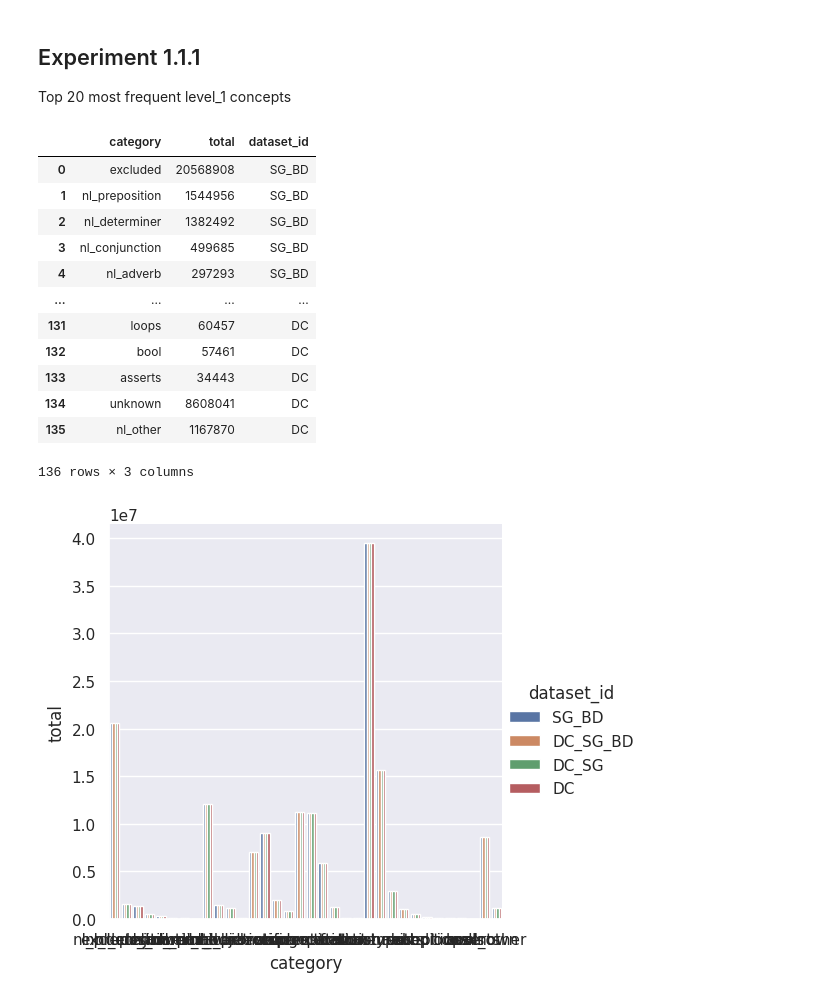
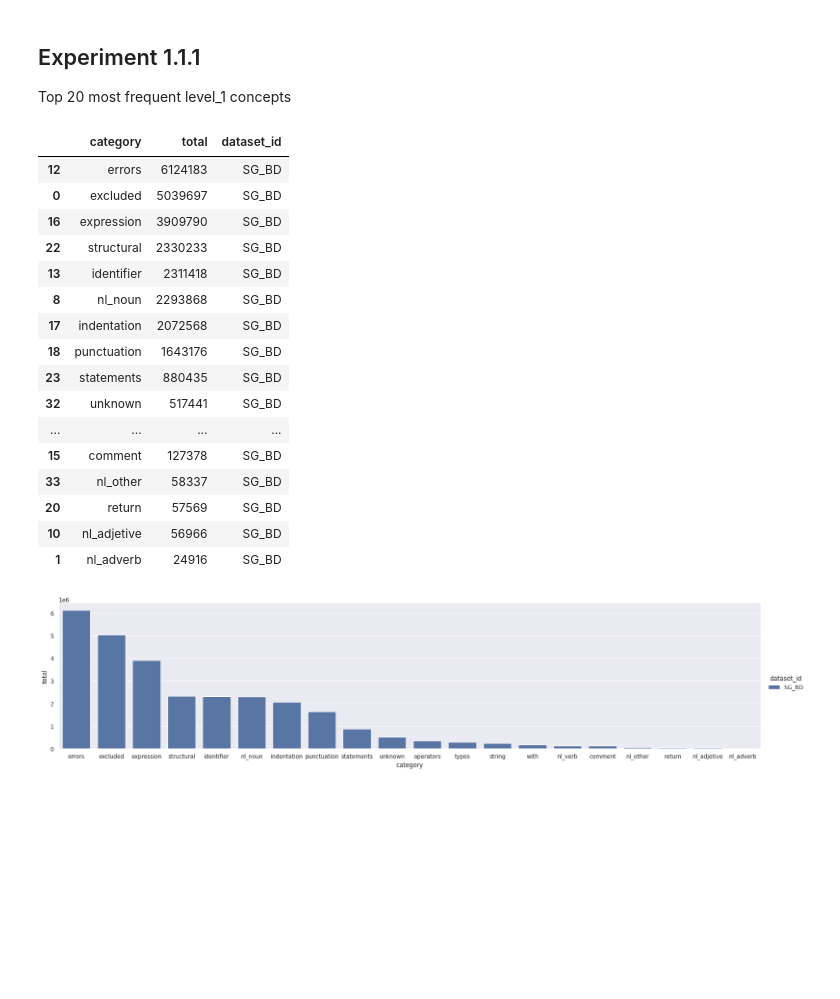
Before and after one commit to WM-SEMERU/code-rationales, a Jupyter notebook: nbs/experiments/[1.1.1]_[1.1.2].ipynb, the cells around one changed output. Cells and saved outputs as stored; diff of their text form; code cells hidden in the pictures; blank space fills up the shorter version.

```diff
--- a/nbs/experiments/[1.1.1]_[1.1.2].ipynb
+++ b/nbs/experiments/[1.1.1]_[1.1.2].ipynb
@@ -71,15 +72,15 @@ def open_groupings(path:str):
     return data
 # %%
 def get_experiments_results(dataset_id:str , name:str):
-    file_path = params['grouping_results'] + '/' + params['model'] + '/' + params['modality'] + '/' + params['datasets'][params['dataset']] + '_' + name + '.json'
-    if os.path.isfile(file_path):
-        return open_groupings(file_path)
-    experiment_paths = [get_experiment_path(params['global_taxonomy_results'], params['datasets'][dataset_id], exp) for exp in range(params['num_experiments'])]
+    #file_path = params['combined_exp_results'] + '/' + params['model'] + '/' + params['modality'] + '/' + params['datasets'][params['dataset']] + '_' + name + '.json'
+    #if os.path.isfile(file_path):
+    #    return open_groupings(file_path)
+    experiment_paths = [get_experiment_path(params['global_taxonomy_results'] + '/' + params['model'] + '/' + params['modality'], params['datasets'][dataset_id], exp) for exp in range(params['num_experiments'])]
     experiment_global_results = []
     for experiment_path in experiment_paths:
         with open(experiment_path, 'r') as file:
             experiment_global_results.append(json.loads(file.read()))
-    store_groupings(experiment_global_results, file_path)
+    #store_groupings(experiment_global_results, file_path)
     return experiment_global_results
 # %% [markdown]
 ### Statistics
@@ -145,33 +146,17 @@ def calculate_results(global_dataframe):
         }, ignore_index=True)
     return results_df.sort_values(by='median', ascending=False).reset_index(drop=True)
 # %%
-def get_freqcuencies_df():
+def get_frequencies_df():
     frequencies_df = pd.DataFrame(columns=['category', 'total', 'dataset_id'])
     for dataset_id in params['datasets'].keys():
-        dataset_global_results = get_experiments_results('SC', 'level_1')
+        dataset_global_results = get_experiments_results(dataset_id, 'level_1')
         global_frequencies_dataframe_results = calculate_results(create_frequencies_dataframe(dataset_global_results)).sort_values(by=['group','mean'],ascending=[True, False])
-        global_frequencies_dataframe_results.to_csv(params['quantitative_results'] + '/' + params['model'] + '/' + params['modality']  + '/' + params['datasets'][params['dataset']] + '_frequencies' + '.csv', index=False)
+        global_frequencies_dataframe_results.to_csv(params['quantitative_results'] + '/' + params['model'] + '/' + params['modality']  + '/' + params['datasets'][dataset_id] + '_frequencies' + '.csv', index=False)
         dataset_frequency_df = global_frequencies_dataframe_results[['category', 'total']].copy()
         dataset_frequency_df['dataset_id'] = [dataset_id]*dataset_frequency_df.shape[0]
         frequencies_df = pd.concat([frequencies_df,dataset_frequency_df], ignore_index=True)
+        frequencies_df['total'] = pd.to_numeric(frequencies_df['total'])
     return frequencies_df
 # %% [markdown]
 ## Experiment 1.1.1
 Top 20 most frequent level_1 concepts
-# %%
-frequencies_df = get_freqcuencies_df()
-frequencies_df
-# %% [output]
-|  | category | total | dataset_id |
-| 0 | excluded | 20568908 | SG_BD |
-| 1 | nl_preposition | 1544956 | SG_BD |
-| 2 | nl_determiner | 1382492 | SG_BD |
-| 3 | nl_conjunction | 499685 | SG_BD |
-| 4 | nl_adverb | 297293 | SG_BD |
-| ... | ... | ... | ... |
-| 131 | loops | 60457 | DC |
-| 132 | bool | 57461 | DC |
-| 133 | asserts | 34443 | DC |
-| 134 | unknown | 8608041 | DC |
-| 135 | nl_other | 1167870 | DC |
-136 rows × 3 columns
@@ -179,0 +163,2 @@ top_20_categories = frequencies_df[frequencies_df['dataset_id'] == 'DC_SG_BD'].s
+# %%
+frequencies_df = get_frequencies_df()
@@ -180,4 +167,26 @@ top_20_categories = frequencies_df[frequencies_df['dataset_id'] == 'DC_SG_BD'].s
+# %%
+top_20_most_frequent_concepts_df = frequencies_df[frequencies_df['dataset_id'] == 'SG_BD'].nlargest(20, 'total')
+top_20_most_frequent_df = pd.concat([top_20_most_frequent_df, top_20_most_frequent_concepts_df], ignore_index=True)
+top_20_most_frequent_concepts_df
+# %% [output]
+|  | category | total | dataset_id |
+| 12 | errors | 6124183 | SG_BD |
+| 0 | excluded | 5039697 | SG_BD |
+| 16 | expression | 3909790 | SG_BD |
+| 22 | structural | 2330233 | SG_BD |
+| 13 | identifier | 2311418 | SG_BD |
+| 8 | nl_noun | 2293868 | SG_BD |
+| 17 | indentation | 2072568 | SG_BD |
+| 18 | punctuation | 1643176 | SG_BD |
+| 23 | statements | 880435 | SG_BD |
+| 32 | unknown | 517441 | SG_BD |
+| ... | ... | ... | ... |
+| 15 | comment | 127378 | SG_BD |
+| 33 | nl_other | 58337 | SG_BD |
+| 20 | return | 57569 | SG_BD |
+| 10 | nl_adjetive | 56966 | SG_BD |
+| 1 | nl_adverb | 24916 | SG_BD |
 # %%
-g = sns.catplot(x='category', y='total', hue='dataset_id', data=frequencies_df, kind='bar', height=5, aspect=1)
+g = sns.catplot(x='category', y='total', hue='dataset_id', data=top_20_most_frequent_concepts_df, kind='bar', height=5, aspect=4)
 # %% [output]
-[figure, old version]
+[figure, new version]
```
Also changed, not shown: parts of 30 cells of this notebook, 6 other files.
